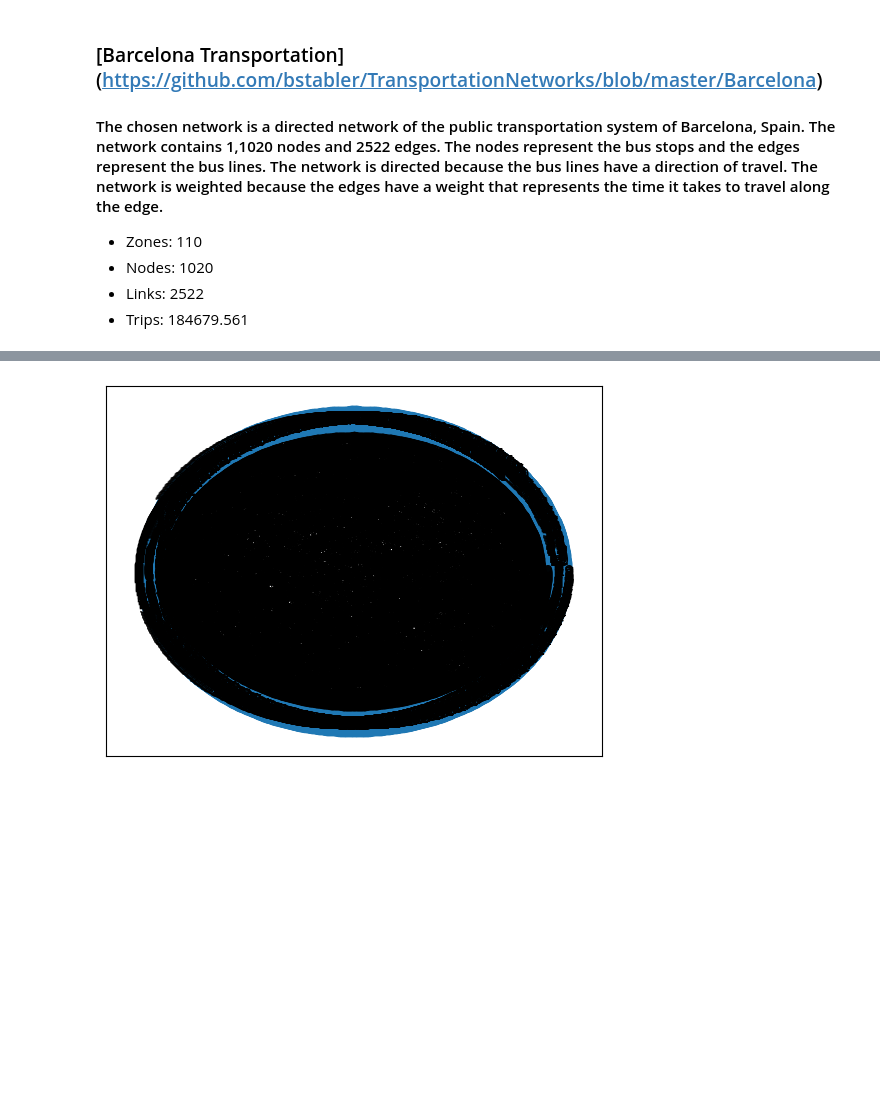
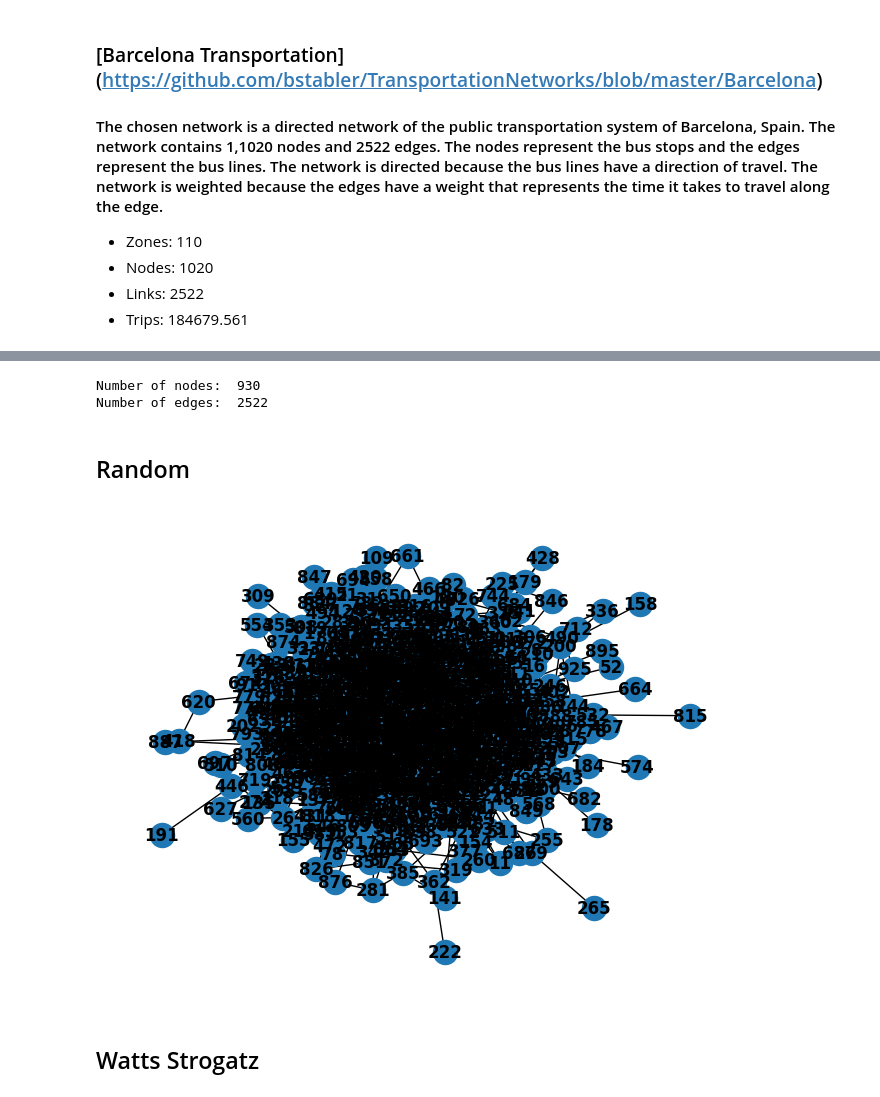
Before and after one commit to balthapaixao/football-networks, a Jupyter notebook: analysis/assignments/2023_3/complex_networks_camparing-2023.ipynb, the cells around one changed output, grey strips where cells are left out. Cells and saved outputs as stored; diff of their text form; code cells hidden in the pictures; blank space fills up the shorter version.

```diff
--- a/analysis/assignments/2023_3/complex_networks_camparing-2023.ipynb
+++ b/analysis/assignments/2023_3/complex_networks_camparing-2023.ipynb
@@ -83,4 +74,31 @@ G_BA = nx.barabasi_albert_graph(nodes, k=4, seed=57)
-# %%
-nx.draw_networkx(G_random, nx.layout.circular_layout(G_random))
-# %% [output]
-[figure, removed]
+# %%
+n_nodes = len(G.nodes)
+n_edges = len(G.edges)
+
+# Given that the expected number of edges is `p * C(n, 2)`, we can
+#p * C(nodes, 2) = expected_edges
+p = n_edges / (n_nodes * (n_nodes - 1) / 2)
+
+print("Number of nodes: ", n_nodes)
+print("Number of edges: ", n_edges)
+# %% [output]
+Number of nodes:  930
+Number of edges:  2522
+# %% [markdown]
+## Random
+# %%
+random_edges = []
+for i in range(n_nodes):
+    for j in range(i + 1, n_nodes):
+        if np.random.random() < p:
+            random_edges.append((i, j))
+
+# create the graph
+G_random = nx.Graph()
+G_random.add_edges_from(random_edges)
+# %%
+nx.draw(G_random, with_labels=True, font_weight="bold")
+# %% [output]
+[figure, added]
+# %% [markdown]
+## Watts Strogatz
```
Also changed, not shown: parts of 9 cells of this notebook.
